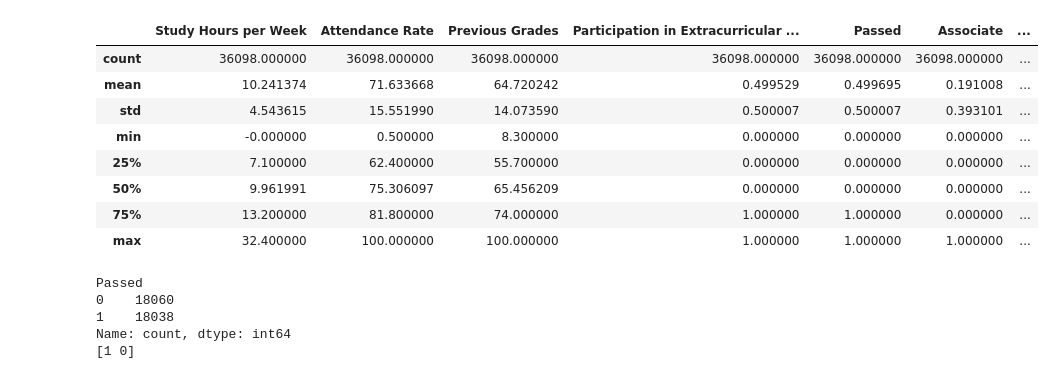
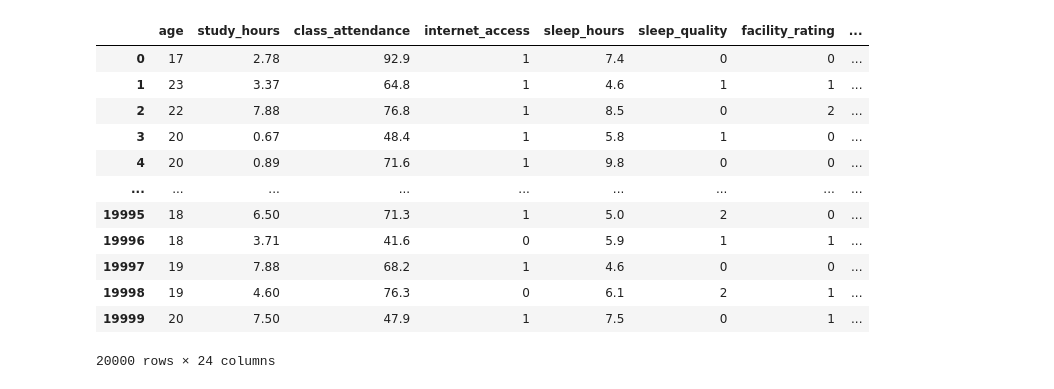
Before and after one commit to rahulpirwani7/Student-Pass-Fail-Prediction, a Jupyter notebook: Passandfailpredication.ipynb, the cells around one changed output. Cells and saved outputs as stored; diff of their text form; code cells hidden in the pictures.

```diff
--- a/Passandfailpredication.ipynb
+++ b/Passandfailpredication.ipynb
@@ -75,5 +65,0 @@ for col in X:
-# %%
-from sklearn.preprocessing import LabelEncoder
-le=LabelEncoder()
-df['Participation in Extracurricular Activities']=le.fit_transform(df['Participation in Extracurricular Activities'])
-df['Passed']=le.fit_transform(df['Passed'])
@@ -92,8 +87,3 @@ df.describe()
-# %%
-df = pd.get_dummies(
-    df,
-    columns=["Parent Education Level"],
-    prefix="",
-    prefix_sep="",
-    dtype=int
-)
+# %%
+df["Passed"] = df["exam_score"].apply(lambda x: "Passed" if x >= 70 else "Failed")
+df.drop("exam_score", axis=1, inplace=True)
@@ -99,0 +102,24 @@ df = pd.get_dummies(
+# %%
+from sklearn.preprocessing import LabelEncoder
+le=LabelEncoder()
+X=['internet_access','Passed']
+for i in X:
+    df[i]=le.fit_transform(df[i])
+
+df["sleep_quality"] = df["sleep_quality"].map({
+    "poor": 0,
+    "average": 1,
+    "good": 2
+})
+
+df['facility_rating']=df['facility_rating'].map({
+    'low':0,
+    'medium':1,
+    'high':2
+})
+
+df['exam_difficulty']=df['exam_difficulty'].map({
+    'easy':0,
+    'moderate':1,
+    'hard':2
+})
@@ -100,12 +148,16 @@ df = pd.get_dummies(
 # %%
-df.describe()
+df
 # %% [output]
-|  | Study Hours per Week | Attendance Rate | Previous Grades | Participation in Extracurricular ... | Passed | Associate | ... |
-| count | 36098.000000 | 36098.000000 | 36098.000000 | 36098.000000 | 36098.000000 | 36098.000000 | ... |
-| mean | 10.241374 | 71.633668 | 64.720242 | 0.499529 | 0.499695 | 0.191008 | ... |
-| std | 4.543615 | 15.551990 | 14.073590 | 0.500007 | 0.500007 | 0.393101 | ... |
-| min | -0.000000 | 0.500000 | 8.300000 | 0.000000 | 0.000000 | 0.000000 | ... |
-| 25% | 7.100000 | 62.400000 | 55.700000 | 0.000000 | 0.000000 | 0.000000 | ... |
-| 50% | 9.961991 | 75.306097 | 65.456209 | 0.000000 | 0.000000 | 0.000000 | ... |
-| 75% | 13.200000 | 81.800000 | 74.000000 | 1.000000 | 1.000000 | 0.000000 | ... |
-| max | 32.400000 | 100.000000 | 100.000000 | 1.000000 | 1.000000 | 1.000000 | ... |
+|  | age | study_hours | class_attendance | internet_access | sleep_hours | sleep_quality | facility_rating | ... |
+| 0 | 17 | 2.78 | 92.9 | 1 | 7.4 | 0 | 0 | ... |
+| 1 | 23 | 3.37 | 64.8 | 1 | 4.6 | 1 | 1 | ... |
+| 2 | 22 | 7.88 | 76.8 | 1 | 8.5 | 0 | 2 | ... |
+| 3 | 20 | 0.67 | 48.4 | 1 | 5.8 | 1 | 0 | ... |
+| 4 | 20 | 0.89 | 71.6 | 1 | 9.8 | 0 | 0 | ... |
+| ... | ... | ... | ... | ... | ... | ... | ... | ... |
+| 19995 | 18 | 6.50 | 71.3 | 1 | 5.0 | 2 | 0 | ... |
+| 19996 | 18 | 3.71 | 41.6 | 0 | 5.9 | 1 | 1 | ... |
+| 19997 | 19 | 7.88 | 68.2 | 1 | 4.6 | 0 | 0 | ... |
+| 19998 | 19 | 4.60 | 76.3 | 0 | 6.1 | 2 | 1 | ... |
+| 19999 | 20 | 7.50 | 47.9 | 1 | 7.5 | 0 | 1 | ... |
+20000 rows × 24 columns
@@ -130,9 +163,0 @@ X_test[numeric_cols] = scaler.transform(X_test[numeric_cols])
-# %%
-print(df["Passed"].value_counts())
-print(df["Passed"].unique())
-# %% [output]
-Passed
-0    18060
-1    18038
-Name: count, dtype: int64
-[1 0]
```
Also changed, not shown: parts of 23 cells of this notebook.
